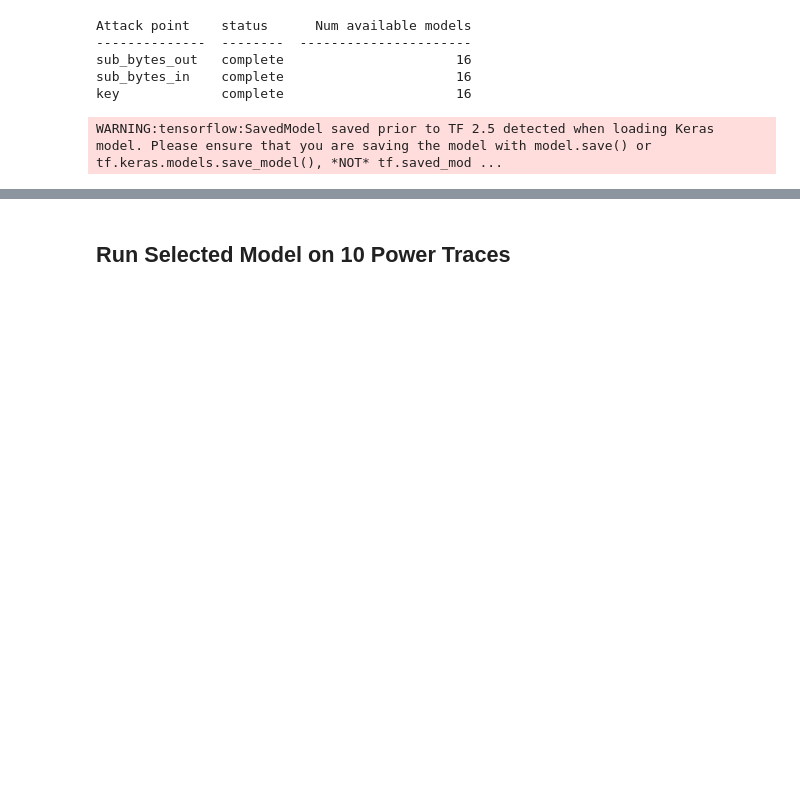
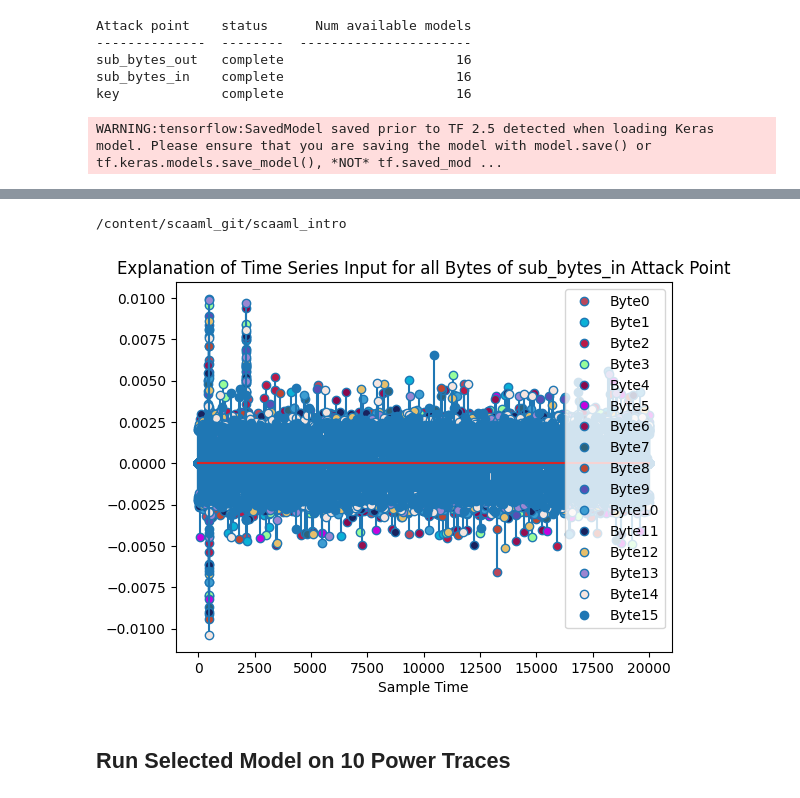
Before and after one commit to zaellis/ECE6254_final_project, a Jupyter notebook: ECE6254_final_project.ipynb, the cells around one changed output, grey strips where cells are left out. Saved outputs shown, nothing was run; the diff lists cells and outputs as text; code cells hidden in the pictures; blank space fills up the shorter version.

Commit message:
Added working LIME

```diff
--- a/ECE6254_final_project.ipynb
+++ b/ECE6254_final_project.ipynb
@@ -108,7 +152,7 @@ key             complete                      16
 ATTACK_POINT = 'sub_bytes_in' #@param ["sub_bytes_in", "sub_bytes_out", "key"]
 
 # let's also pick the key byte we want to use SCAAML to recover and load the related model
-ATTACK_BYTE = 3 #@param [0, 1, 2, 3, 4, 5, 6, 7, 8, 9, 10, 11, 12, 13, 14, 15] {type:"raw"}
+ATTACK_BYTE = 0 #@param [0, 1, 2, 3, 4, 5, 6, 7, 8, 9, 10, 11, 12, 13, 14, 15] {type:"raw"}
 
 # load model
 model = load_model_from_disk(available_models[ATTACK_POINT][ATTACK_BYTE])
@@ -116,0 +181,8 @@ WARNING:tensorflow:SavedModel saved prior to TF 2.5 detected when loading Keras
+# %%
+#@title Select Attack Point and Number of Attack Bytes to Explain { display-mode: "form" }
+
+# let's select an attack point that have all the needed models -- Key is not a good target: it doesn't work
+ATTACK_POINT = 'sub_bytes_in' #@param ["sub_bytes_in", "sub_bytes_out", "key"]
+
+# let's also pick the key byte we want to use SCAAML to recover and load the related model
+NUM_BYTES = 16 #@param [1, 2, 3, 4, 5, 6, 7, 8, 9, 10, 11, 12, 13, 14, 15, 16] {type:"raw"}
@@ -117,3 +248,68 @@ WARNING:tensorflow:SavedModel saved prior to TF 2.5 detected when loading Keras
+# %%
+%cd /content/scaaml_git/scaaml_intro/
+import matplotlib.pyplot as plt
+import re
+import pickle
+from numpy import random
+
+fd_datafile = open("run_data.pickle", 'rb')
+
+byte_data = pickle.load(fd_datafile)
+
+filter_time = re.compile(r't-(\d+)')
+
+markerline = [0] * 16
+
+i = 0
+
+for runs in byte_data:
+  try:
+    x_full = [0] * TRACE_LEN
+  except:
+    x_full = [0] * 20000
+    TRACE_LEN = 20000
+  for feature_list in runs:
+    for feature in feature_list[:250]:
+      time = int(filter_time.search(feature[0]).group(1))
+      x_full[(TRACE_LEN - 1) - time] += feature[1]
+  markerline[i], stemlines, _ = plt.stem(x_full)
+  i += 1
+
+for i in range(NUM_BYTES - 1):
+  c = color = random.rand(3)
+  plt.setp(markerline[i], 'markerfacecolor', color)
+  #plt.setp(markerline[1], 'markerfacecolor', 'lightcoral')
+  #plt.setp(markerline[2], 'markerfacecolor', 'red')
+  #plt.setp(markerline[3], 'markerfacecolor', 'peru')
+  #plt.setp(markerline[4], 'markerfacecolor', 'gold')
+  #plt.setp(markerline[5], 'markerfacecolor', 'chartreuse')
+  #plt.setp(markerline[6], 'markerfacecolor', 'darkgreen')
+  #plt.setp(markerline[7], 'markerfacecolor', 'turquoise')
+  #plt.setp(markerline[8], 'markerfacecolor', 'white')
+  #plt.setp(markerline[9], 'markerfacecolor', 'orchid')
+  #plt.setp(markerline[10], 'markerfacecolor', 'rebeccapurple')
+  #plt.setp(markerline[11], 'markerfacecolor', 'lime')
+  #plt.setp(markerline[12], 'markerfacecolor', 'darkorange')
+  #plt.setp(markerline[13], 'markerfacecolor', 'slategrey')
+  #plt.setp(markerline[14], 'markerfacecolor', 'olive')
+  #plt.setp(markerline[15], 'markerfacecolor', 'blue') #keep last one as default color
+
+if(NUM_BYTES < 16):
+  plt.title("Explanation of Time Series Input for First " + str(NUM_BYTES) + " of " + str(ATTACK_POINT) + " Attack Point" )
+else:
+  plt.title("Explanation of Time Series Input for all Bytes of " + str(ATTACK_POINT) + " Attack Point" )
+
+plt.xlabel("Sample Time")
+
+legend_names = ["Byte" + str(i) for i in range(NUM_BYTES)]
+plt.legend(markerline, legend_names, loc='upper right')
+
+filename = str(ATTACK_POINT) + '_' + str(NUM_BYTES) + '.png'
+plt.savefig(filename)
+plt.show()
+# %% [output]
+/content/scaaml_git/scaaml_intro
+[figure, added]
 # %% [markdown]
 ## Run Selected Model on 10 Power Traces
 # %%
```
Also changed, not shown: parts of 6 cells of this notebook.
